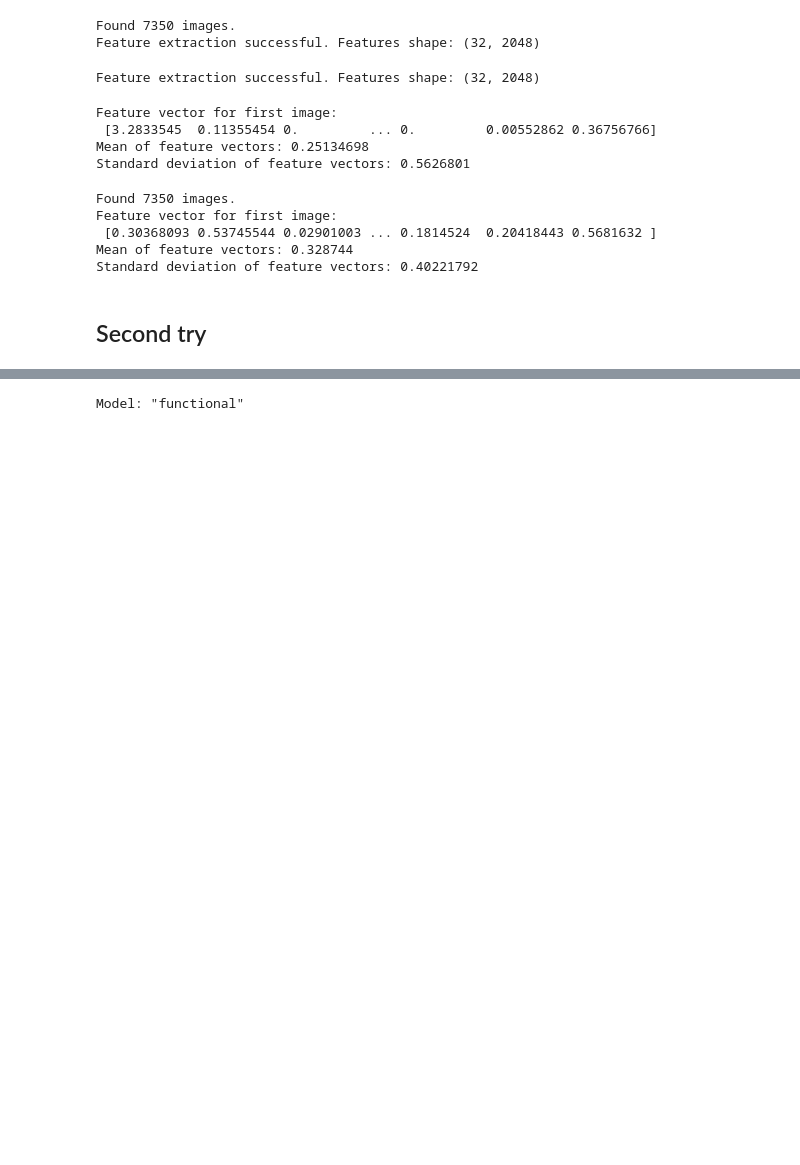
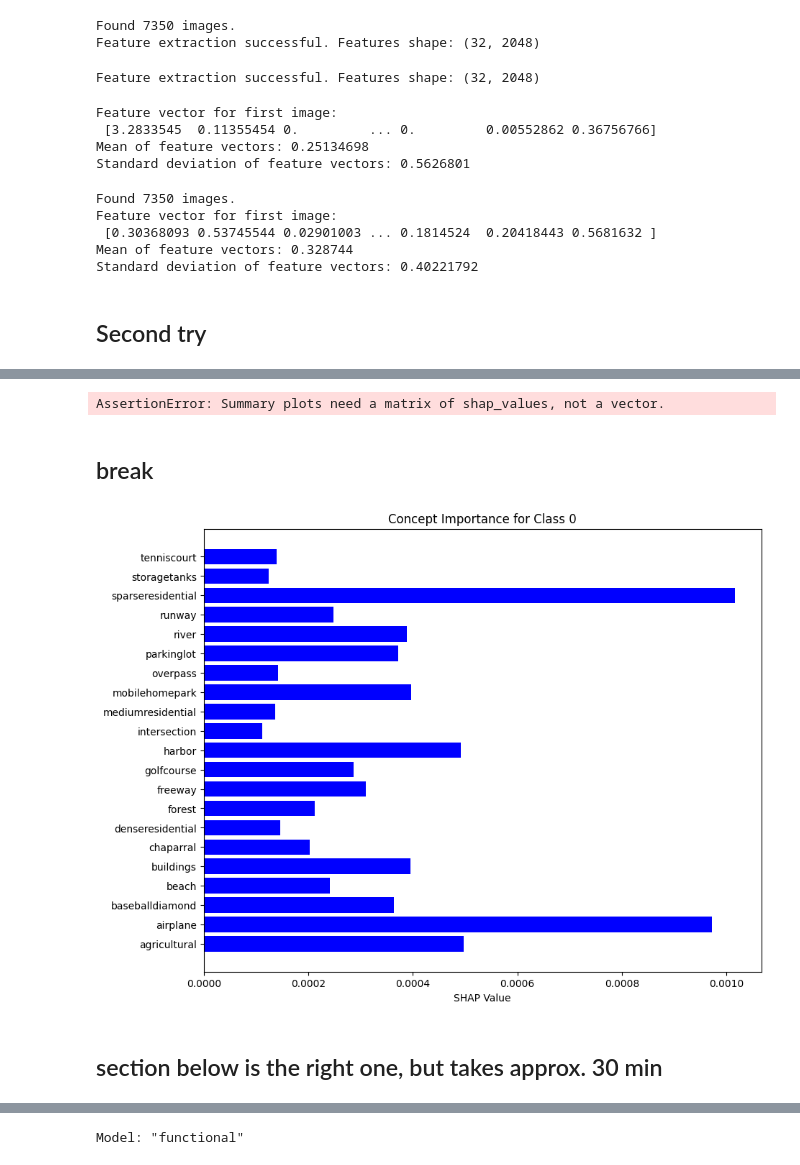
Before and after one commit to Kusakawama/MADS_CNN, a Jupyter notebook: ConceptSHAP.ipynb, the cells around one changed output, grey strips where cells are left out. Saved outputs shown, nothing was run; the diff lists cells and outputs as text; code cells hidden in the pictures; blank space fills up the shorter version.

```diff
--- a/ConceptSHAP.ipynb
+++ b/ConceptSHAP.ipynb
@@ -580,0 +681,4 @@ Feature extraction complete. Feature shape: (32, 2048)
+# %%
+print(labels.shape)
+unique_labels = np.unique(labels)
+print("Unique labels:", unique_labels)
@@ -580,0 +799,8 @@ Feature extraction complete. Feature shape: (32, 2048)
+# %%
+import shap
+
+# Use all 21 concept activations as background data
+background_data = averaged_concept_features  # Shape (21, 2048)
+
+# Initialize Deep SHAP with the remaining layers model and background data
+explainer = shap.DeepExplainer(remaining_layers_model, background_data)
@@ -580,0 +885,6 @@ Feature extraction complete. Feature shape: (32, 2048)
+# %%
+# Compute SHAP values for the averaged concept activations (all 21 concepts)
+shap_values = explainer.shap_values(averaged_concept_features)
+
+# Print SHAP values shape for diagnostic purposes
+print(f"SHAP values shape: {len(shap_values)}, {shap_values[0].shape}")
@@ -580,0 +944,13 @@ Feature extraction complete. Feature shape: (32, 2048)
+# %%
+import numpy as np
+
+# Aggregate SHAP values across the 2048 features to get one value per concept
+# We take the mean absolute SHAP value for each concept across all features
+aggregated_shap_values = np.mean(np.abs(shap_values), axis=1)
+
+# The result will be a shape of (21, 2) -> 21 concepts and 2 SHAP values (one per class)
+print(f"Aggregated SHAP values shape: {aggregated_shap_values.shape}")
+
+# Display the SHAP values for each concept for both classes
+for concept_idx in range(aggregated_shap_values.shape[0]):
+    print(f"Concept {concept_idx}: Class 0 SHAP = {aggregated_shap_values[concept_idx, 0]}, Class 1 SHAP = {aggregated_shap_values[concept_idx, 1]}")
@@ -581,3 +975,36 @@ Feature extraction complete. Feature shape: (32, 2048)
+# %%
+import shap
+import numpy as np
+import matplotlib.pyplot as plt
+
+# Plot the SHAP summary plot for class 0
+shap.summary_plot(aggregated_shap_values[:, 0],
+                  feature_names=[f"Concept {i}" for i in range(aggregated_shap_values.shape[0])],
+                  plot_type="bar",
+                  title="Class 0 SHAP Summary")
+
+# Plot the SHAP summary plot for class 1
+shap.summary_plot(aggregated_shap_values[:, 1],
+                  feature_names=[f"Concept {i}" for i in range(aggregated_shap_values.shape[0])],
+                  plot_type="bar",
+                  title="Class 1 SHAP Summary")
+# %% [output]
+AssertionError: Summary plots need a matrix of shap_values, not a vector.
+# %% [markdown]
+## break
+# %%
+import numpy as np
+import matplotlib.pyplot as plt
+# Plot bar chart for Class 0 SHAP values with concept names
+plt.figure(figsize=(10, 8))
+plt.barh(concept_names, aggregated_shap_values[:, 0], color='blue')
+plt.xlabel("SHAP Value")
+plt.title("Concept Importance for Class 0")
+plt.show()
+# %% [output]
+[figure, added]
+# %% [markdown]
+## section below is the right one, but takes approx. 30 min
 # %%
 import numpy as np
 import cv2
```
Also changed, not shown: parts of 68 cells of this notebook.
